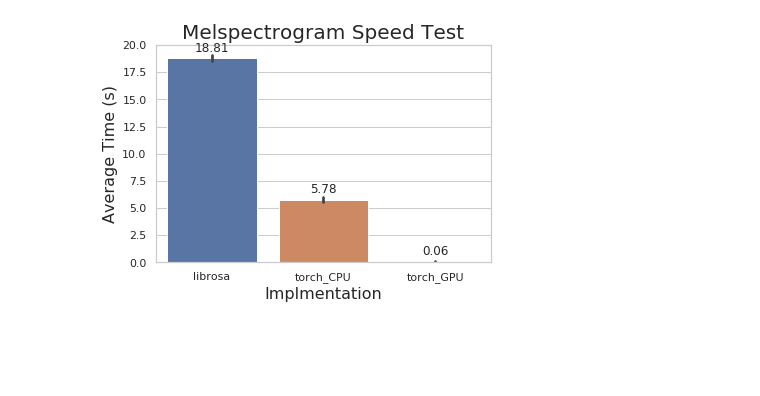
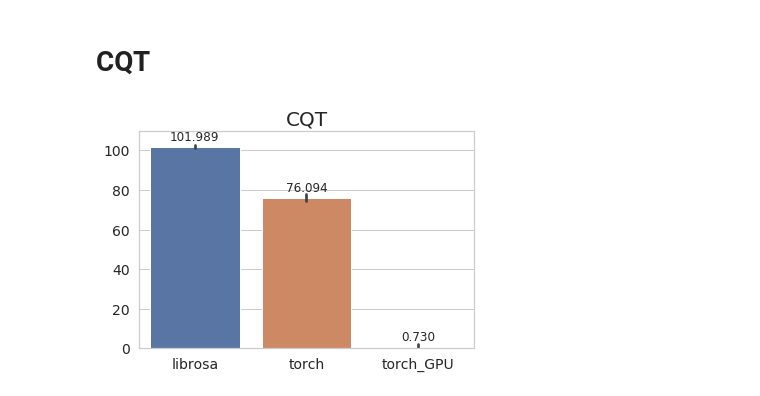
Before and after one commit to KinWaiCheuk/nnAudio, a Jupyter notebook: Speed_Test/Summary.ipynb, the cells around one changed output. Saved outputs shown, nothing was run; the diff lists cells and outputs as text; code cells hidden in the pictures; blank space fills up the shorter version.

```diff
--- a/Speed_Test/Summary.ipynb
+++ b/Speed_Test/Summary.ipynb
@@ -4,0 +12,14 @@ import matplotlib.pyplot as plt
+# %%
+sns.set(style="whitegrid")
+ax = sns.barplot(x="Type", y="t_avg", data=data)
+plt.title('STFT', size=20)
+plt.ylabel('Average Time (s)', size=16)
+plt.xlabel('', size=16)
+ax.tick_params(labelsize=14)
+plt.ylim(0,110)
+for p in ax.patches:
+    ax.annotate(format(p.get_height(), '.3f'),
+                   (p.get_x() + p.get_width() / 2.,
+                    p.get_height()),
+                    ha = 'center', va = 'center', xytext = (0, 10),
+                    textcoords = 'offset points')
@@ -29,0 +36,14 @@ data
+# %%
+sns.set(style="whitegrid")
+ax = sns.barplot(x="Type", y="t_avg", data=data)
+plt.title('Mel-spectrogram', size=20)
+plt.ylabel('', size=16)
+plt.xlabel('', size=16)
+ax.tick_params(labelsize=14)
+plt.ylim(0,110)
+for p in ax.patches:
+    ax.annotate(format(p.get_height(), '.3f'),
+                   (p.get_x() + p.get_width() / 2.,
+                    p.get_height()),
+                    ha = 'center', va = 'center', xytext = (0, 10),
+                    textcoords = 'offset points')
@@ -30,14 +52,23 @@ data
+# %% [markdown]
+# CQT
+# %%
+data1 = pd.read_csv('librosa_CQT', index_col='Unnamed: 0')
+data2 = pd.read_csv('CQT_torch', index_col='Unnamed: 0')
+data3 = pd.read_csv('CQT_torch_GPU', index_col='Unnamed: 0')
+data = data1.append([data2,data3])
 # %%
 sns.set(style="whitegrid")
 ax = sns.barplot(x="Type", y="t_avg", data=data)
-plt.title('Melspectrogram Speed Test', size=20)
-plt.ylabel('Average Time (s)', size=16)
-plt.xlabel('Implmentation', size=16)
+plt.title('CQT', size=20)
+plt.ylabel('', size=16)
+plt.xlabel('', size=16)
+ax.tick_params(labelsize=14)
+plt.ylim(0,110)
 for p in ax.patches:
-    ax.annotate(format(p.get_height(), '.2f'),
+    ax.annotate(format(p.get_height(), '.3f'),
                    (p.get_x() + p.get_width() / 2.,
                     p.get_height()),
                     ha = 'center', va = 'center', xytext = (0, 10),
                     textcoords = 'offset points')
 # %% [output]
-[figure, old version]
+[figure, new version]
```
Also changed, not shown: parts of 6 cells of this notebook, 14 other files.
